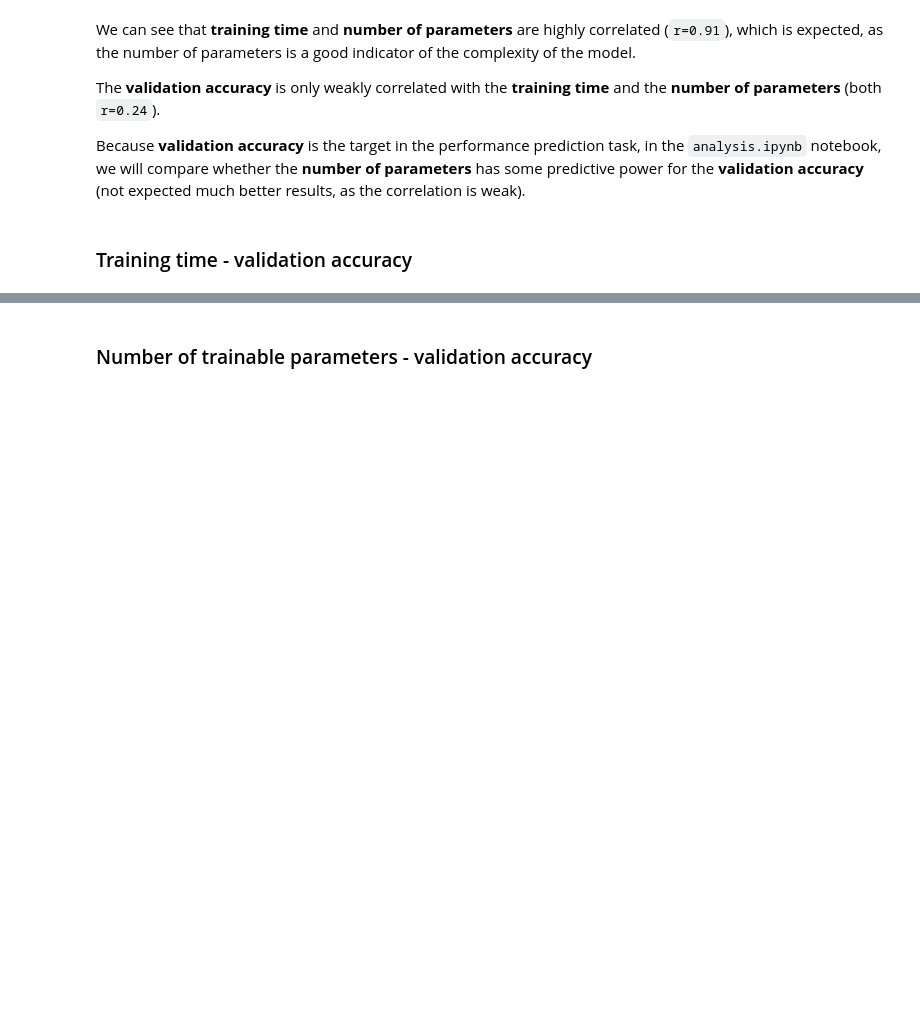
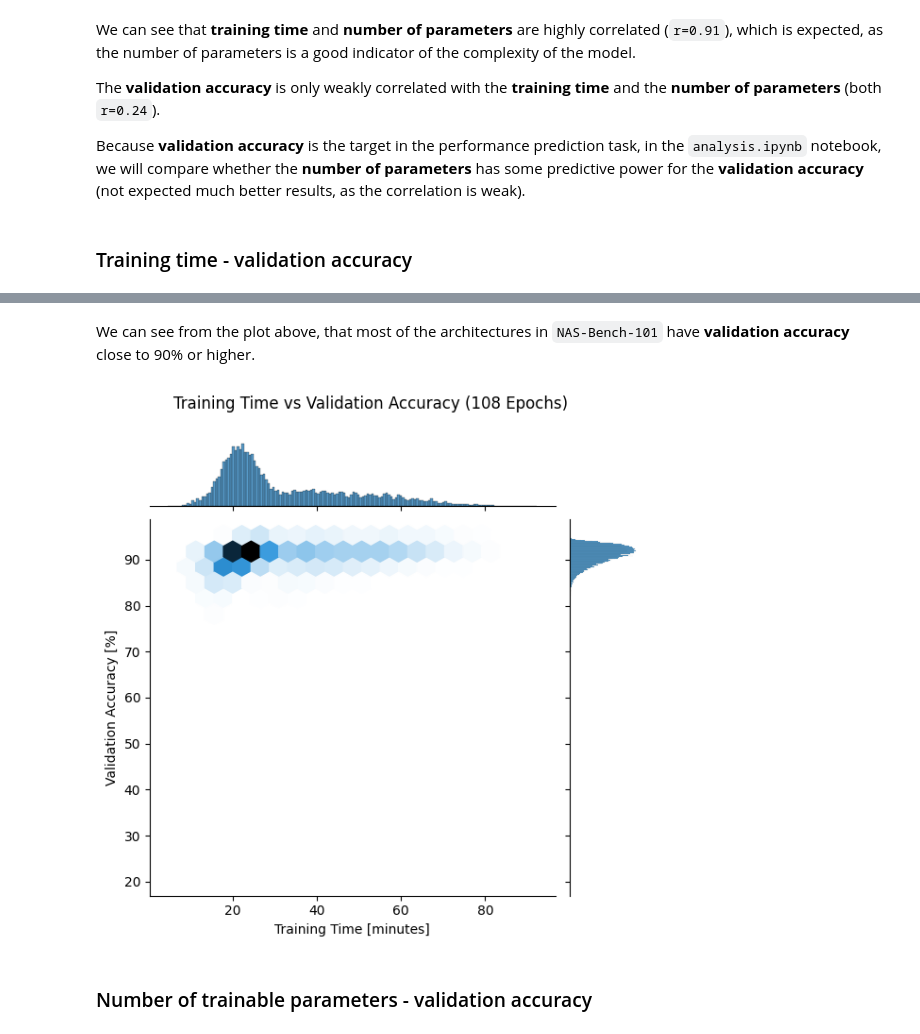
Before and after one commit to simon-smida/BP-Accuracy-Predictors, a Jupyter notebook: correlation_analysis.ipynb, the cells around one changed output, grey strips where cells are left out. Saved outputs shown, nothing was run; the diff lists cells and outputs as text; code cells hidden in the pictures; blank space fills up the shorter version.

```diff
--- a/correlation_analysis.ipynb
+++ b/correlation_analysis.ipynb
@@ -205,10 +260,14 @@ plt.show()
+# %% [markdown]
+We can see from the plot above, that most of the architectures in `NAS-Bench-101` have **validation accuracy** close to 90% or higher.
 # %%
 # Validation accuracy (y-axis) vs. number of training time (x-axis) - seaborn
 df = pd.DataFrame({'Validation Accuracy [%]': val_accs_perc, 'Training Time [minutes]': train_time/60})
 sns.jointplot(x='Training Time [minutes]', y='Validation Accuracy [%]', data=df, kind='hex', gridsize=20)
 plt.subplots_adjust(top=0.9)
-plt.suptitle('Validation Accuracy vs Training Time (108 Epochs)', fontsize=12)
+plt.suptitle('Training Time vs Validation Accuracy (108 Epochs)', fontsize=12)
 plt.show()
+# %% [output]
+[figure, added]
 # %% [markdown]
 ### Number of trainable parameters - validation accuracy
 # %%
```
Also changed, not shown: parts of 13 cells of this notebook, 4 other files.
